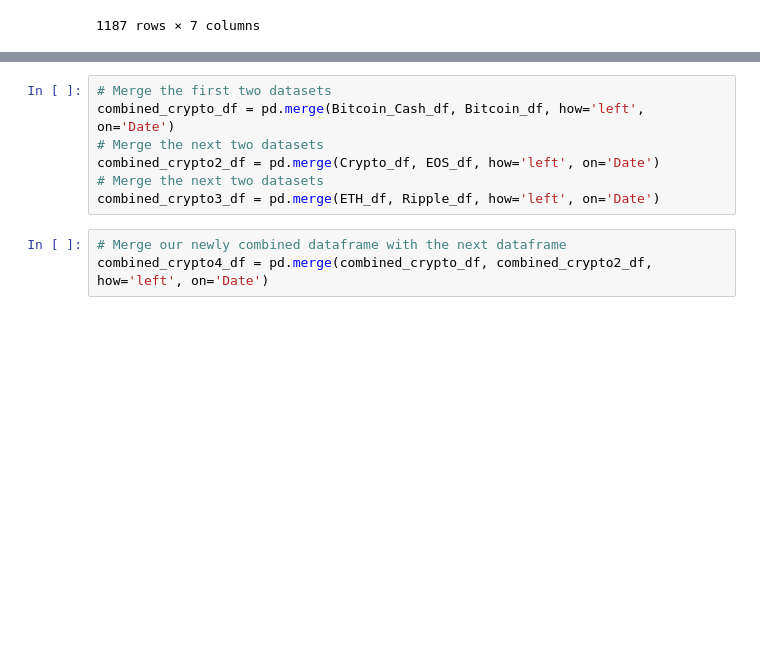
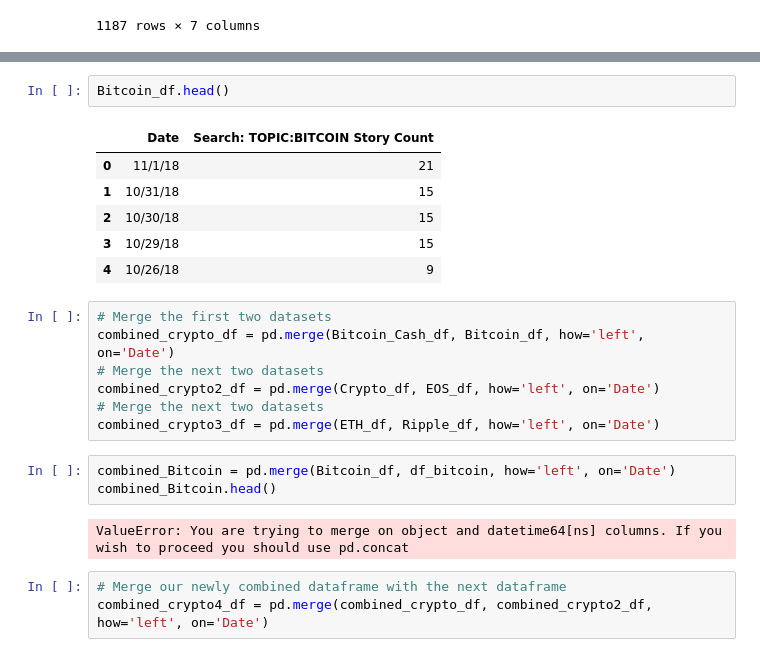
Before and after one commit to emilyrcoffield/CryptoDataScientist, a Jupyter notebook: project.ipynb, the cells around one changed output, grey strips where cells are left out. Saved outputs shown, nothing was run; the diff lists cells and outputs as text; blank space fills up the shorter version.

```diff
--- a/project.ipynb
+++ b/project.ipynb
@@ -87,3 +96,12 @@ df_etherum
+# %%
+Bitcoin_df.head()
+# %% [output]
+|  | Date | Search: TOPIC:BITCOIN Story Count |
+| 0 | 11/1/18 | 21 |
+| 1 | 10/31/18 | 15 |
+| 2 | 10/30/18 | 15 |
+| 3 | 10/29/18 | 15 |
+| 4 | 10/26/18 | 9 |
 # %%
 # Merge the first two datasets
 combined_crypto_df = pd.merge(Bitcoin_Cash_df, Bitcoin_df, how='left', on='Date')
@@ -91,6 +109,11 @@ combined_crypto_df = pd.merge(Bitcoin_Cash_df, Bitcoin_df, how='left', on='Date'
 combined_crypto2_df = pd.merge(Crypto_df, EOS_df, how='left', on='Date')
 # Merge the next two datasets
 combined_crypto3_df = pd.merge(ETH_df, Ripple_df, how='left', on='Date')
+# %%
+combined_Bitcoin = pd.merge(Bitcoin_df, df_bitcoin, how='left', on='Date')
+combined_Bitcoin.head()
+# %% [output]
+ValueError: You are trying to merge on object and datetime64[ns] columns. If you wish to proceed you should use pd.concat
 # %%
 # Merge our newly combined dataframe with the next dataframe
 combined_crypto4_df = pd.merge(combined_crypto_df, combined_crypto2_df, how='left', on='Date')
```
Also changed, not shown: parts of 1 cell of this notebook, 6 other files.
